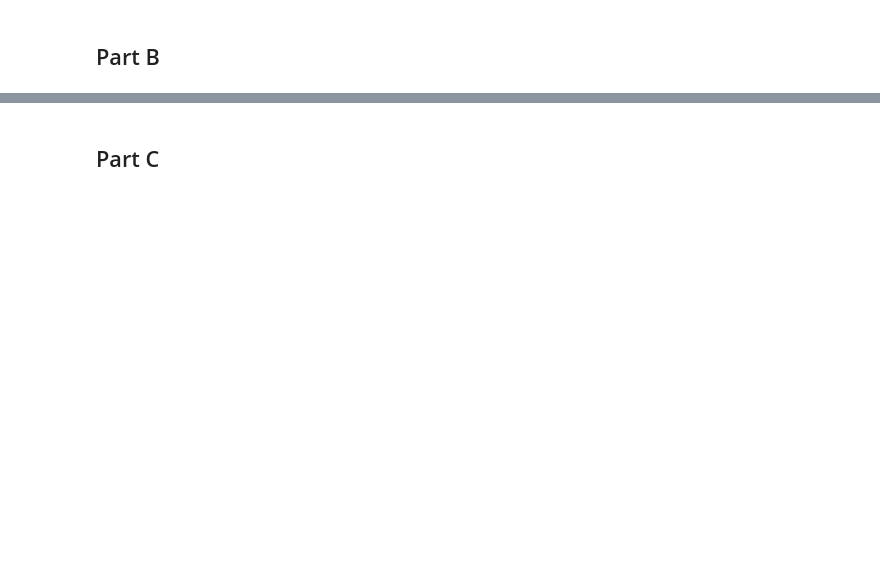
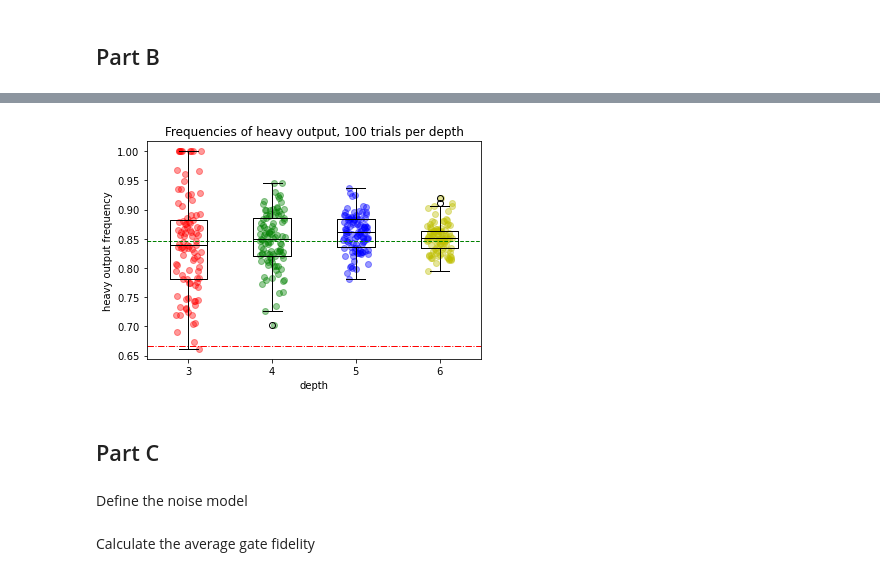
Before and after one commit to haoyudoingthings/QCEI, a Jupyter notebook: Exp11-Quantum-Volume.ipynb, the cells around one changed output, grey strips where cells are left out. Drawn from its saved outputs; the diff is of its cells as text; code cells hidden in the pictures; blank space fills up the shorter version.

```diff
--- a/Exp11-Quantum-Volume.ipynb
+++ b/Exp11-Quantum-Volume.ipynb
@@ -30,0 +43,6 @@ qv_fitter.add_statevectors(ideal_results)
+# %%
+# Take trial 0 as example
+for qubit_list in qubit_lists:
+    l = len(qubit_list)
+    print (f'qv_depth_{l}_trial_0 heavy outputs:', qv_fitter._heavy_outputs[f'qv_depth_{l}_trial_0'])
+    print (f'qv_depth_{l}_trial_0 heavy output probability:', qv_fitter._heavy_output_prob_ideal[f'qv_depth_{l}_trial_0'])
@@ -31,5 +58,28 @@ qv_fitter.add_statevectors(ideal_results)
+# %%
+import numpy as np
+
+width = 0.3
+
+xs = [np.linspace(i+1 - width/2, i+1 + width/2, num=ntrials) for i in range(len(qubit_lists))]
+depths = [len(qubit_list) for qubit_list in qubit_lists]
+probs = [[qv_fitter._heavy_output_prob_ideal[f'qv_depth_{l}_trial_{trial}'] for trial in range(ntrials)] for l in depths]
+
+plt.boxplot(probs, labels=depths, medianprops=dict(color='black'))
+palette = ['r', 'g', 'b', 'y']
+for x, val, c in zip(xs, probs, palette):
+    plt.scatter(x, val, alpha=0.4, color=c)
+plt.hlines((1+np.log(2))/2, xmin=0.5, xmax=len(qubit_lists)+0.5, linestyle='--', linewidth=1, color='green')
+plt.hlines(2/3, xmin=0.5, xmax=len(qubit_lists)+0.5, linestyle='-.', linewidth=1, color='red')
+plt.title(f"Frequencies of heavy output, {ntrials} trials per depth")
+plt.xlabel("depth")
+plt.ylabel("heavy output frequency")
+plt.show()
+# %% [output]
+[figure, added]
 # %% [markdown]
 ## Part C
+# %% [markdown]
+Define the noise model
 # %%
 noise_model = NoiseModel()
 p1Q = 0.002
@@ -48,6 +98,8 @@ for trial in tqdm(range(ntrials)):
     qobj = assemble(t_qcs)
     result = aer_sim.run(qobj, noise_model=noise_model, max_parallel_experiments=0).result()
     exp_results.append(result)
+# %% [markdown]
+Calculate the average gate fidelity
 # %%
 qv_fitter.add_data(exp_results)
 for qubit_list in qubit_lists:
```
Also changed, not shown: parts of 20 cells of this notebook.
